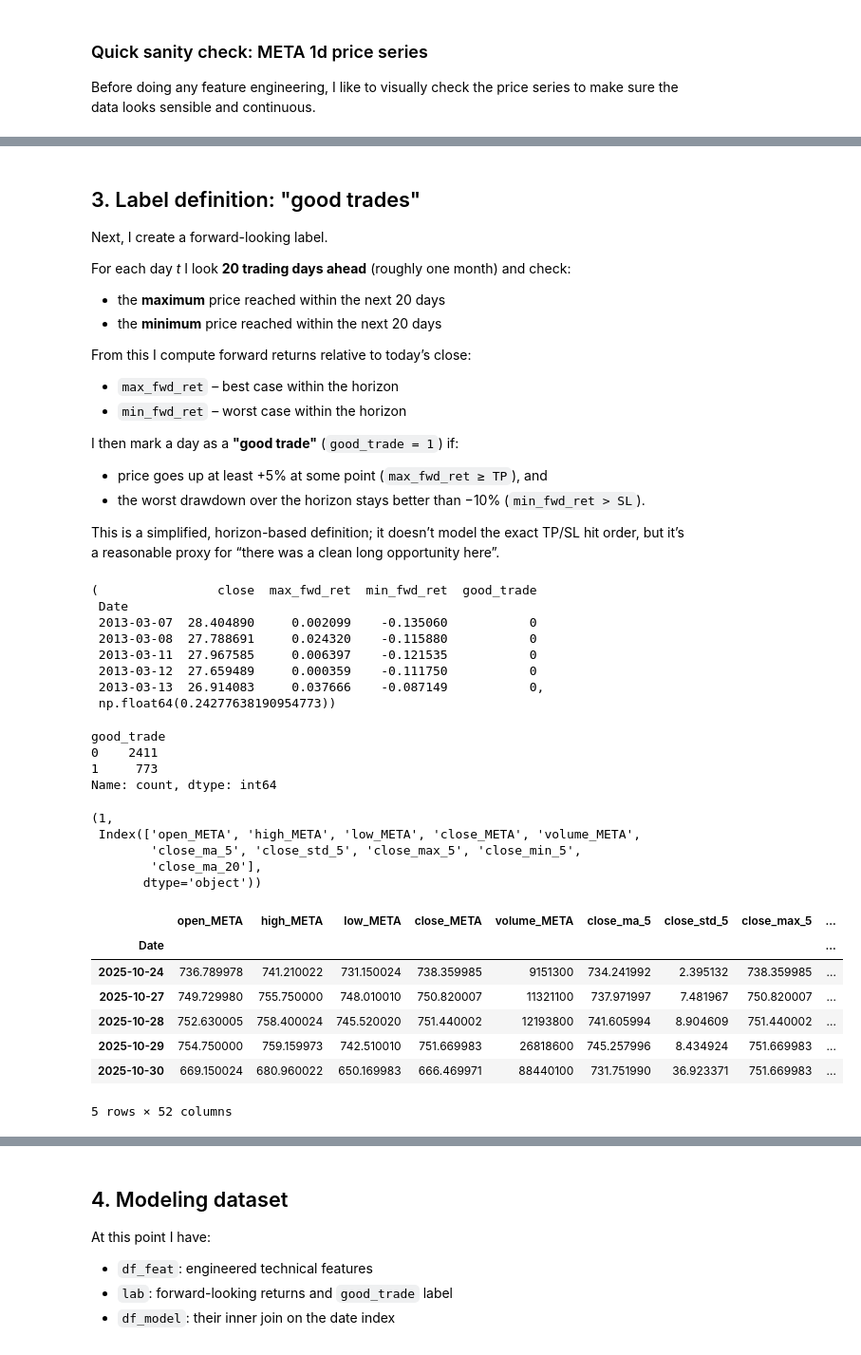
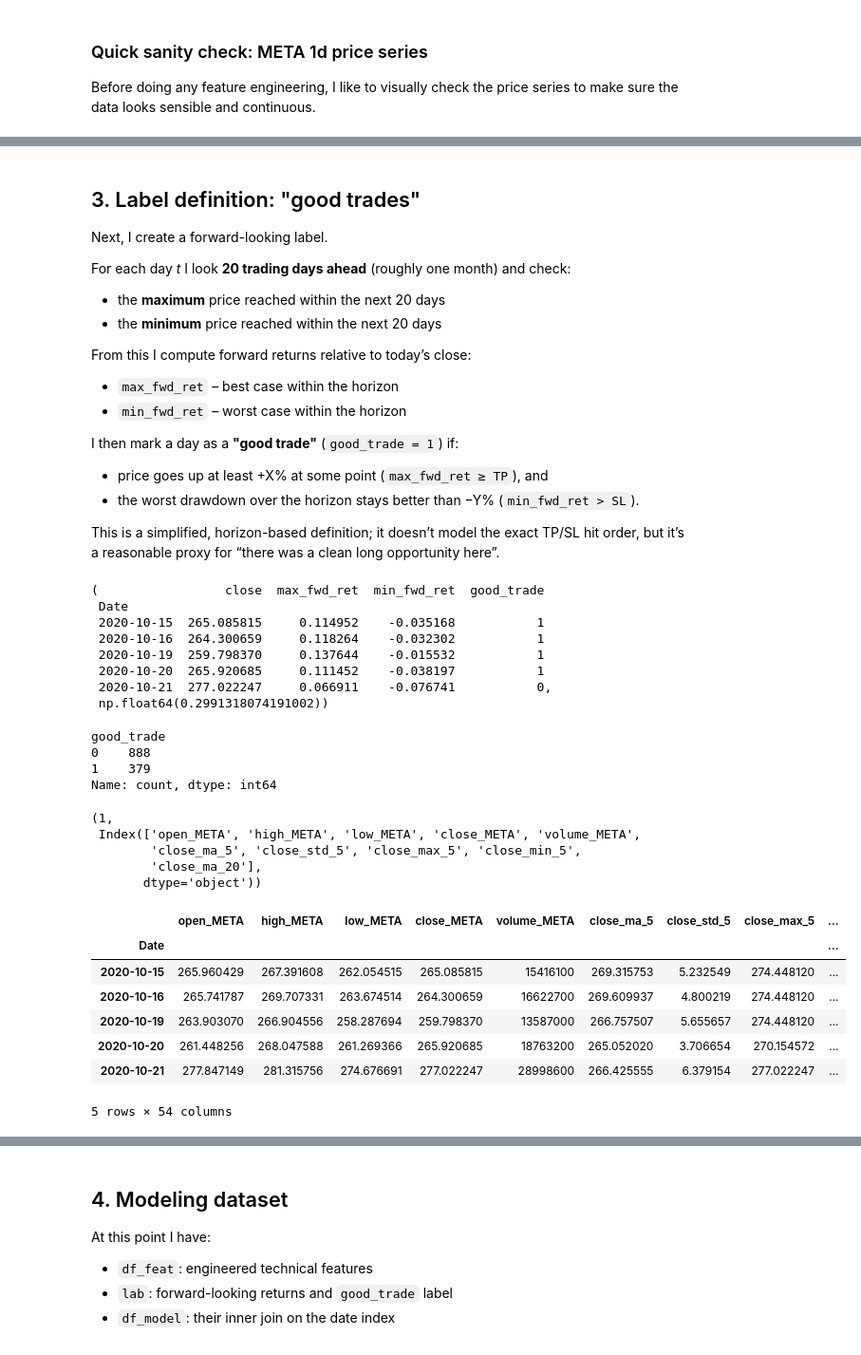
Before and after one commit to katasik/algotrading-studies, a Jupyter notebook: notebooks/meta-gradient-boosting.ipynb, the cells around one changed output, grey strips where cells are left out. Shown: that part at 95% size. Drawn from its saved outputs; the diff is of its cells as text; code cells hidden in the pictures.

```diff
--- a/notebooks/meta-gradient-boosting.ipynb
+++ b/notebooks/meta-gradient-boosting.ipynb
@@ -51,11 +72,11 @@ I also:
 - Rename the columns to lower case (`open`, `high`, `low`, `close`, `volume`)
 - Make sure the index is a proper `DatetimeIndex`, sorted in ascending order
 # %%
-# Download META daily data, as far back as Yahoo allows
+# Download META daily data
 df = yf.download(
     "META",
     interval="1d",
-    period="max",
+    start="2020-01-01",
     auto_adjust=True,
     progress=False,
 )
@@ -72,7 +93,7 @@ df = df.rename(
 )
 
 df = df.dropna().sort_index()
-df.tail()
+df.head()
 # %% [output]
 | Price | close | high | low | open | volume |
 | Ticker | META | META | META | META | META |
@@ -208,5 +230,9 @@ df_feat = build_features(
     drop_na=True,
 )
 
+# Add calendar features
+df_feat["year"] = df_feat.index.year
+df_feat["month"] = df_feat.index.month
+
 df_feat.head(), df_feat.shape
 # %% [output]
@@ -256,14 +282,14 @@ From this I compute forward returns relative to today’s close:
 
 I then mark a day as a **"good trade"** (`good_trade = 1`) if:
 
-- price goes up at least +5% at some point (`max_fwd_ret ≥ TP`), and
-- the worst drawdown over the horizon stays better than −10% (`min_fwd_ret > SL`).
+- price goes up at least +X% at some point (`max_fwd_ret ≥ TP`), and
+- the worst drawdown over the horizon stays better than −Y% (`min_fwd_ret > SL`).
 
 This is a simplified, horizon-based definition; it doesn’t model the exact TP/SL hit order, but it’s a reasonable proxy for “there was a clean long opportunity here”.
 # %%
 ## 3. Label definition: "good trades"
 
-# For each day t, look 20 trading days ahead and compute:
+# For each day t, look N trading days ahead and compute:
 # - the minimum low in that forward window
 # - the maximum high in that forward window
 # Then define a "good trade" if:
@@ -311,20 +337,20 @@ lab["good_trade"] = (
 
 lab[["close", "max_fwd_ret", "min_fwd_ret", "good_trade"]].head(), lab["good_trade"].mean()
 # %% [output]
-(                close  max_fwd_ret  min_fwd_ret  good_trade
+(                 close  max_fwd_ret  min_fwd_ret  good_trade
  Date
- 2013-03-07  28.404890     0.002099    -0.135060           0
- 2013-03-08  27.788691     0.024320    -0.115880           0
- 2013-03-11  27.967585     0.006397    -0.121535           0
- 2013-03-12  27.659489     0.000359    -0.111750           0
- 2013-03-13  26.914083     0.037666    -0.087149           0,
- np.float64(0.24277638190954773))
+ 2020-10-15  265.085815     0.114952    -0.035168           1
+ 2020-10-16  264.300659     0.118264    -0.032302           1
+ 2020-10-19  259.798370     0.137644    -0.015532           1
+ 2020-10-20  265.920685     0.111452    -0.038197           1
+ 2020-10-21  277.022247     0.066911    -0.076741           0,
+ np.float64(0.2991318074191002))
 # %%
 lab["good_trade"].value_counts()
 # %% [output]
 good_trade
-0    2411
-1     773
+0    888
+1    379
 Name: count, dtype: int64
 # %%
 # Ensure df_feat has a single level of columns (pandas_ta sometimes returns MultiIndex)
@@ -350,16 +376,16 @@ df_model = df_feat.join(
 
 df_model = df_model.dropna(subset=["good_trade"])
 # %%
-df_model.tail()
+df_model.head()
 # %% [output]
 |  | open_META | high_META | low_META | close_META | volume_META | close_ma_5 | close_std_5 | close_max_5 | ... |
 | Date |  |  |  |  |  |  |  |  | ... |
-| 2025-10-24 | 736.789978 | 741.210022 | 731.150024 | 738.359985 | 9151300 | 734.241992 | 2.395132 | 738.359985 | ... |
-| 2025-10-27 | 749.729980 | 755.750000 | 748.010010 | 750.820007 | 11321100 | 737.971997 | 7.481967 | 750.820007 | ... |
-| 2025-10-28 | 752.630005 | 758.400024 | 745.520020 | 751.440002 | 12193800 | 741.605994 | 8.904609 | 751.440002 | ... |
-| 2025-10-29 | 754.750000 | 759.159973 | 742.510010 | 751.669983 | 26818600 | 745.257996 | 8.434924 | 751.669983 | ... |
-| 2025-10-30 | 669.150024 | 680.960022 | 650.169983 | 666.469971 | 88440100 | 731.751990 | 36.923371 | 751.669983 | ... |
+| 2020-10-15 | 265.960429 | 267.391608 | 262.054515 | 265.085815 | 15416100 | 269.315753 | 5.232549 | 274.448120 | ... |
+| 2020-10-16 | 265.741787 | 269.707331 | 263.674514 | 264.300659 | 16622700 | 269.609937 | 4.800219 | 274.448120 | ... |
+| 2020-10-19 | 263.903070 | 266.904556 | 258.287694 | 259.798370 | 13587000 | 266.757507 | 5.655657 | 274.448120 | ... |
+| 2020-10-20 | 261.448256 | 268.047588 | 261.269366 | 265.920685 | 18763200 | 265.052020 | 3.706654 | 270.154572 | ... |
+| 2020-10-21 | 277.847149 | 281.315756 | 274.676691 | 277.022247 | 28998600 | 266.425555 | 6.379154 | 277.022247 | ... |
-5 rows × 52 columns
+5 rows × 54 columns
 # %%
 # Inspecting available data
 df_model.iloc[:5, 40:52]
```
Also changed, not shown: parts of 34 cells of this notebook.
